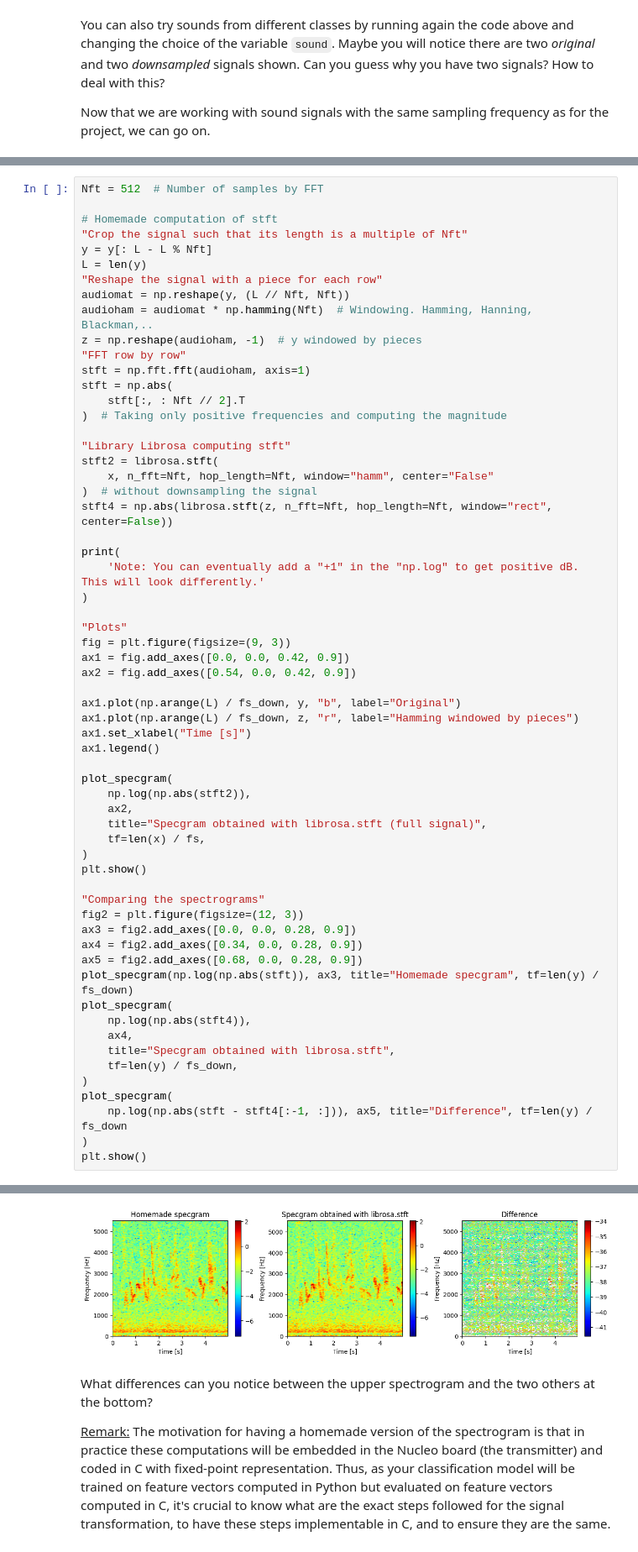
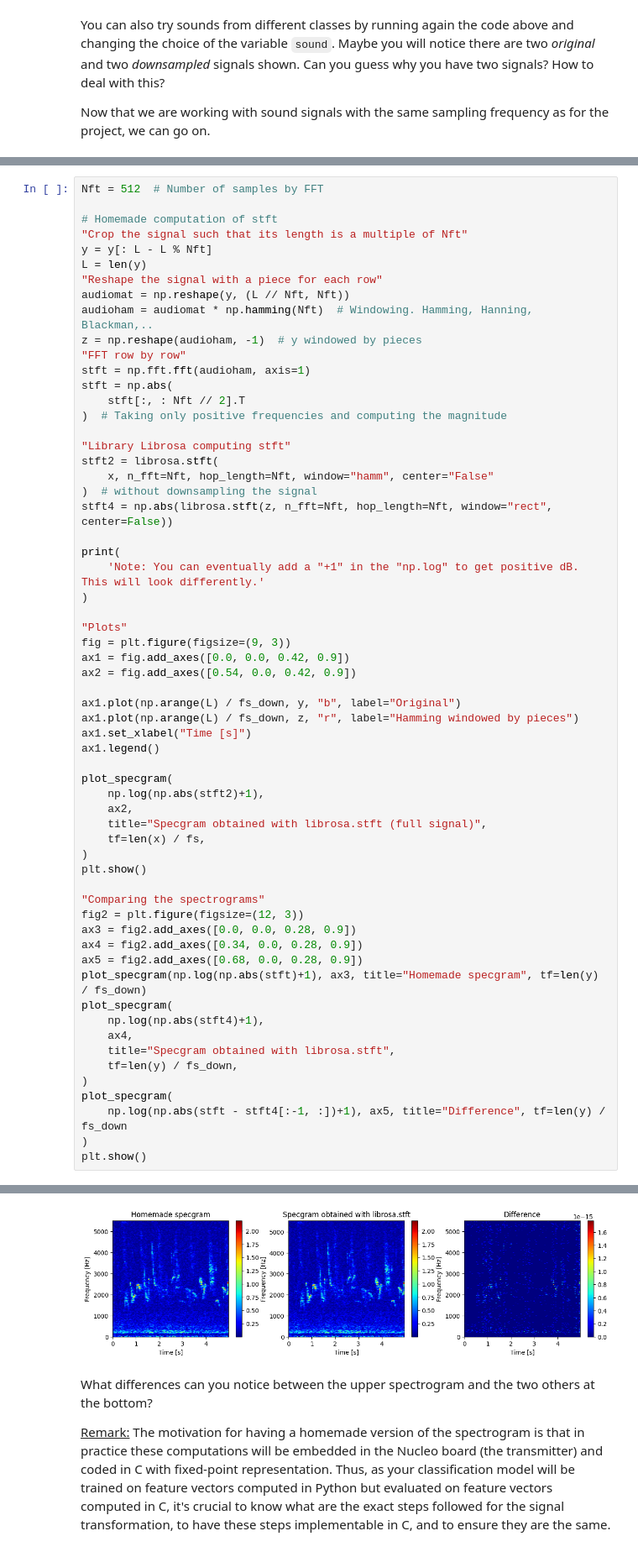
Before and after one commit to praticalmango/LELEC210X-groupef, a Jupyter notebook: classification/h1_feature_vectors.ipynb, the cells around one changed output, grey strips where cells are left out. Shown at 84% size. Saved outputs shown, nothing was run; the diff lists cells and outputs as text.

```diff
--- a/classification/h1_feature_vectors.ipynb
+++ b/classification/h1_feature_vectors.ipynb
@@ -240,7 +264,7 @@ ax1.set_xlabel("Time [s]")
 ax1.legend()
 
 plot_specgram(
-    np.log(np.abs(stft2)),
+    np.log(np.abs(stft2)+1),
     ax2,
     title="Specgram obtained with librosa.stft (full signal)",
     tf=len(x) / fs,
@@ -252,15 +276,15 @@ fig2 = plt.figure(figsize=(12, 3))
 ax3 = fig2.add_axes([0.0, 0.0, 0.28, 0.9])
 ax4 = fig2.add_axes([0.34, 0.0, 0.28, 0.9])
 ax5 = fig2.add_axes([0.68, 0.0, 0.28, 0.9])
-plot_specgram(np.log(np.abs(stft)), ax3, title="Homemade specgram", tf=len(y) / fs_down)
+plot_specgram(np.log(np.abs(stft)+1), ax3, title="Homemade specgram", tf=len(y) / fs_down)
 plot_specgram(
-    np.log(np.abs(stft4)),
+    np.log(np.abs(stft4)+1),
     ax4,
     title="Specgram obtained with librosa.stft",
     tf=len(y) / fs_down,
 )
 plot_specgram(
-    np.log(np.abs(stft - stft4[:-1, :])), ax5, title="Difference", tf=len(y) / fs_down
+    np.log(np.abs(stft - stft4[:-1, :])+1), ax5, title="Difference", tf=len(y) / fs_down
 )
 plt.show()
 # %% [output]
@@ -269,4 +293,4 @@ Note: You can eventually add a "+1" in the "np.log" to get positive dB. This wil
-[figure, old version]
+[figure, new version]
 # %% [markdown]
 What differences can you notice between the upper spectrogram and the two others at the bottom?
 
```
Also changed, not shown: parts of 11 cells of this notebook.
